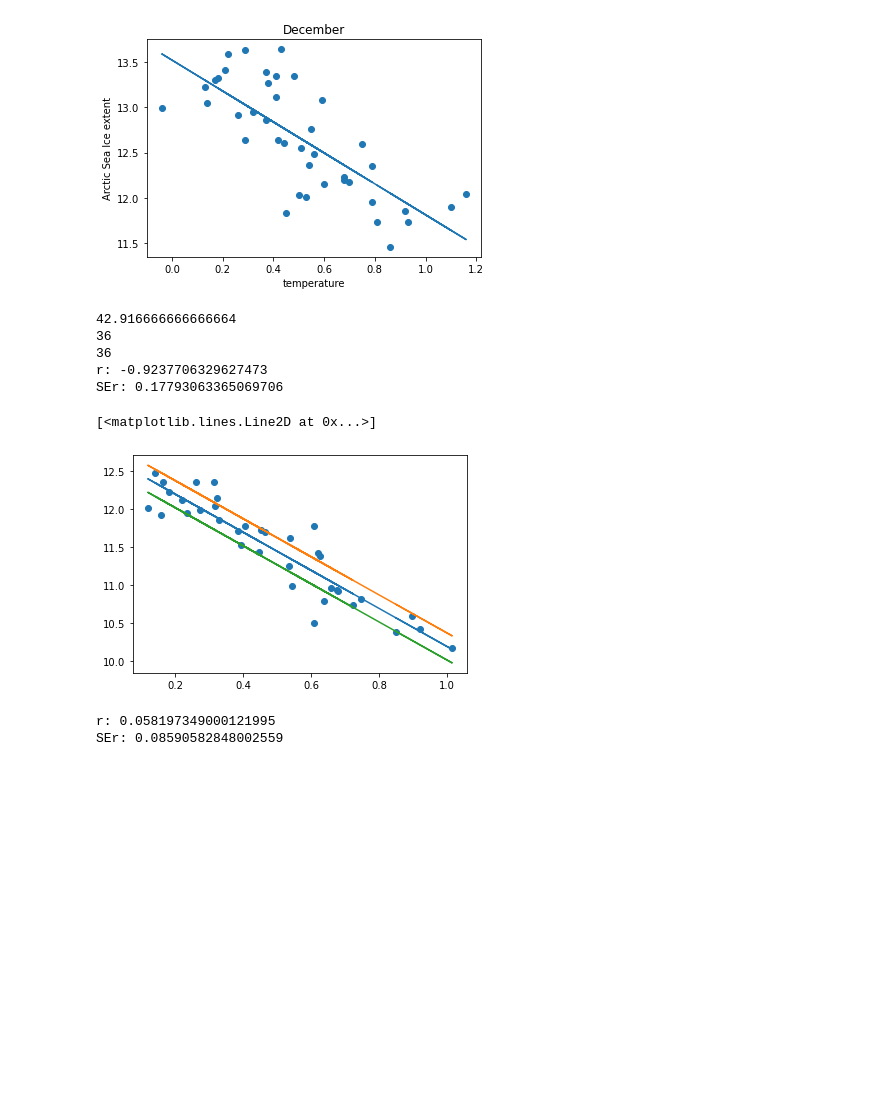
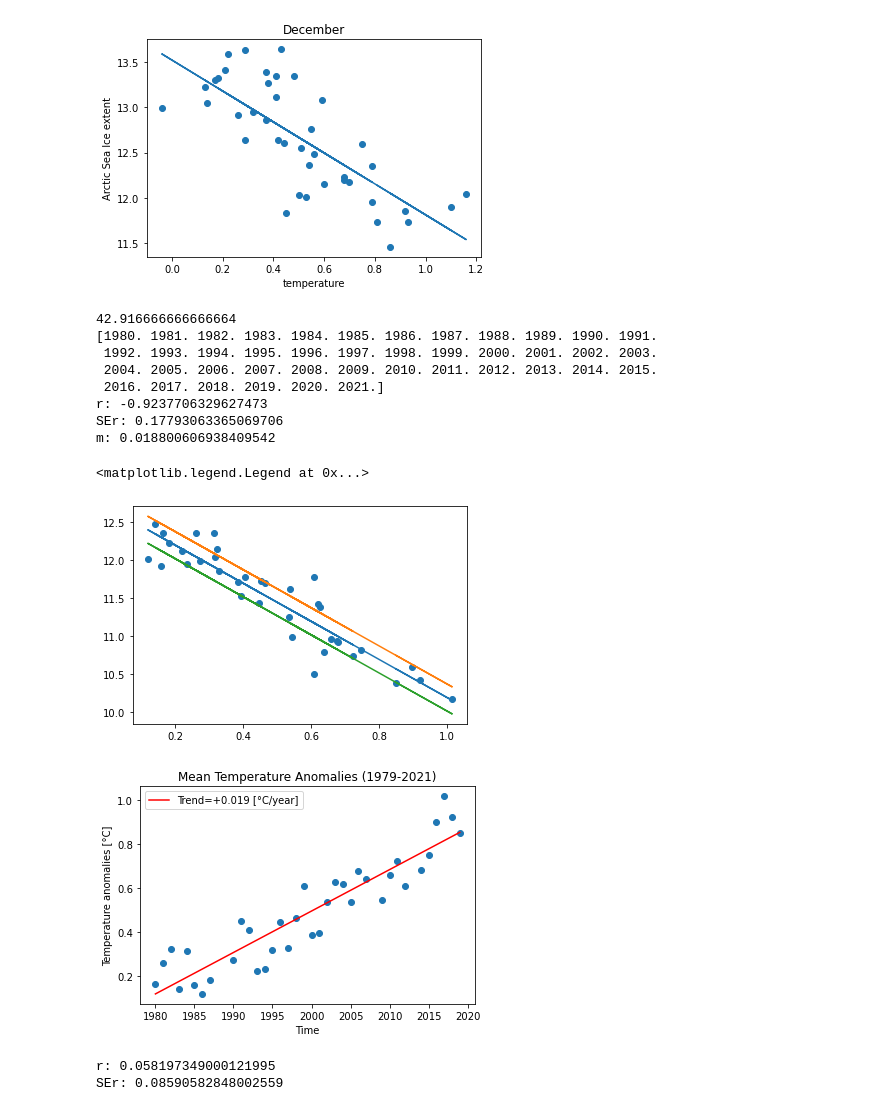
Before and after one commit to Rainette9/AO_Sea-ice, a Jupyter notebook: Data/Project5_Rainetteupdated_Ifuckedupthemerging.ipynb, the cells around one changed output. Saved outputs shown, nothing was run; the diff lists cells and outputs as text; code cells hidden in the pictures; blank space fills up the shorter version.

```diff
--- a/Data/Project5_Rainetteupdated_Ifuckedupthemerging.ipynb
+++ b/Data/Project5_Rainetteupdated_Ifuckedupthemerging.ipynb
@@ -243,37 +243,64 @@ SEr: 0.23835467369393062
 # %%
 # Looking at mean anomaly per year
 # Number of years
 print(len(T_flat)/12)
 
+
+
 L=42
+
+
 
 T_Mean=[]
 SIEN_extent_Mean=[]
+date_Mean_clean=[]
+date_Mean = np.linspace(1980,2021,42)
+print(date_Mean)
 for l in range(0, L):
     SIEN_extent = np.array(SIE_N['extent'])[l*12:(l+1)*12]
     SIEN_extent_mean = np.mean(SIEN_extent)
     T_flat0 = np.array(T_flat)[l*12:(l+1)*12]
     T_mean = np.mean(T_flat0)
+    year=date_Mean[l]
     valid = ~(np.isnan(T_mean) | np.isnan(SIEN_extent_mean))
     T_Mean.extend(T_mean[valid])
     SIEN_extent_Mean.extend(SIEN_extent_mean[valid])
-print(len(T_Mean))
-print(len(SIEN_extent_Mean))
+    date_Mean_clean.extend(year[valid])
+
+
+
 m, b, r, p, std_err = stats.linregress(T_Mean, SIEN_extent_Mean)
 print('r:', r)
 print('SEr:', std_err)
+plt.figure()
 plt.scatter(T_Mean, SIEN_extent_Mean)
 plt.plot(T_Mean, m*np.array(T_Mean)+b)
 plt.plot(T_Mean, m*np.array(T_Mean)+b+std_err)
 plt.plot(T_Mean, m*np.array(T_Mean)+b-std_err)
+
+
+
+m, b, r, p, std_err = stats.linregress(date_Mean_clean, T_Mean)
+print('m:', m)
+plt.figure()
+plt.scatter(date_Mean_clean,T_Mean)
+plt.plot(date_Mean_clean, m*np.array(date_Mean_clean)+b,'r',label='Trend=+0.019 [°C/year]')
+plt.ylabel('Temperature anomalies [°C]')
+plt.xlabel('Time')
+plt.title('Mean Temperature Anomalies (1979-2021)')
+plt.legend()
 # %% [output]
 42.916666666666664
-36
-36
+[1980. 1981. 1982. 1983. 1984. 1985. 1986. 1987. 1988. 1989. 1990. 1991.
+ 1992. 1993. 1994. 1995. 1996. 1997. 1998. 1999. 2000. 2001. 2002. 2003.
+ 2004. 2005. 2006. 2007. 2008. 2009. 2010. 2011. 2012. 2013. 2014. 2015.
+ 2016. 2017. 2018. 2019. 2020. 2021.]
 r: -0.9237706329627473
 SEr: 0.17793063365069706
+m: 0.018800606938409542
-[<matplotlib.lines.Line2D at 0x...>]
+<matplotlib.legend.Legend at 0x...>
 [figure]
+[figure, added]
 # %%
 # Import AO Data
 directory = Path('AO')
```
